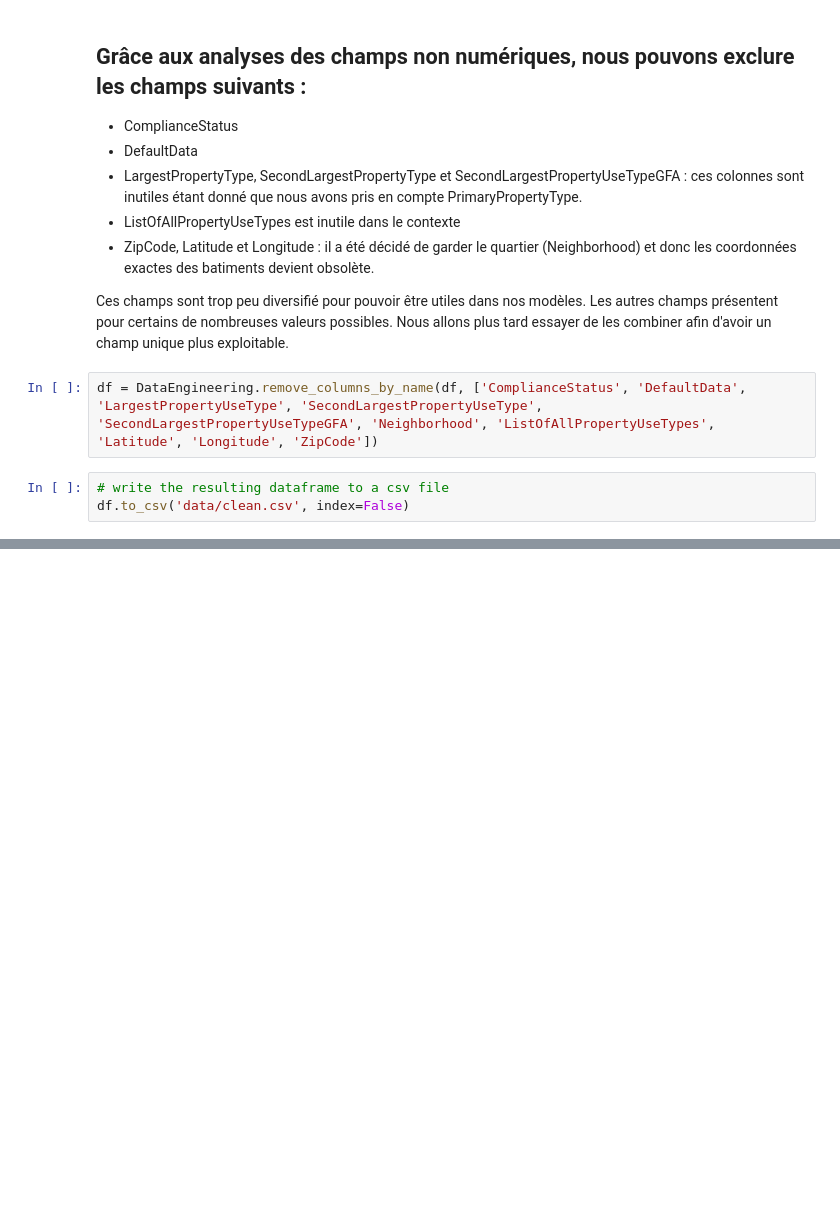
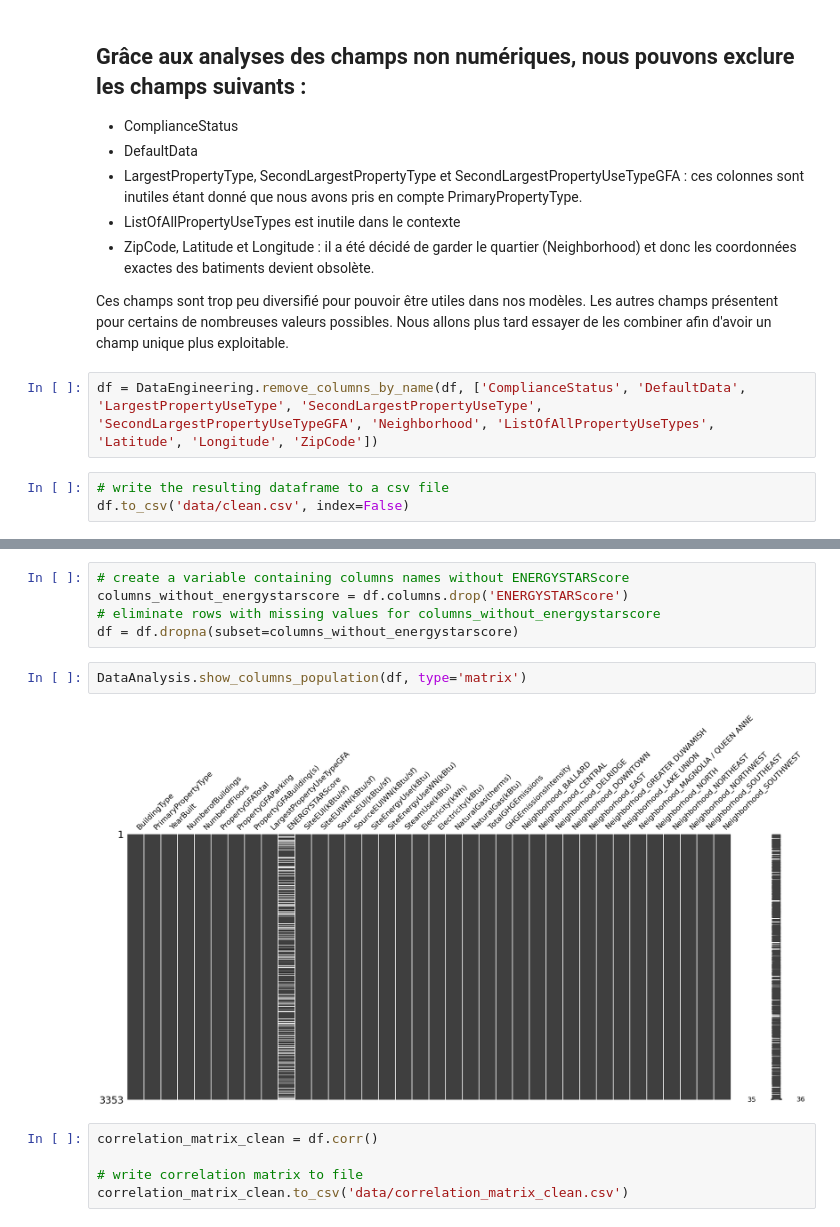
Before and after one commit to CharbonneauJean/OC-Projet3, a Jupyter notebook: analyse_exploratoire.ipynb, the cells around one changed output, grey strips where cells are left out. Drawn from its saved outputs; the diff is of its cells as text; blank space fills up the shorter version.

```diff
--- a/analyse_exploratoire.ipynb
+++ b/analyse_exploratoire.ipynb
@@ -385,0 +391,14 @@ df.to_csv('data/clean.csv', index=False)
+# %%
+# create a variable containing columns names without ENERGYSTARScore
+columns_without_energystarscore = df.columns.drop('ENERGYSTARScore')
+# eliminate rows with missing values for columns_without_energystarscore
+df = df.dropna(subset=columns_without_energystarscore)
+# %%
+DataAnalysis.show_columns_population(df, type='matrix')
+# %% [output]
+[figure, added]
+# %%
+correlation_matrix_clean = df.corr()
+
+# write correlation matrix to file
+correlation_matrix_clean.to_csv('data/correlation_matrix_clean.csv')
```
Also changed, not shown: parts of 3 cells of this notebook, 1 other file.
